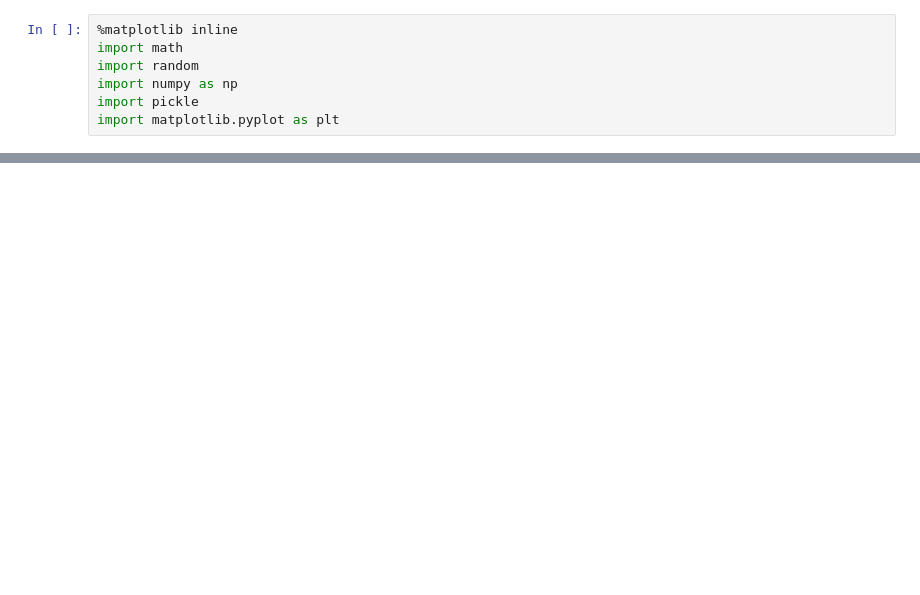
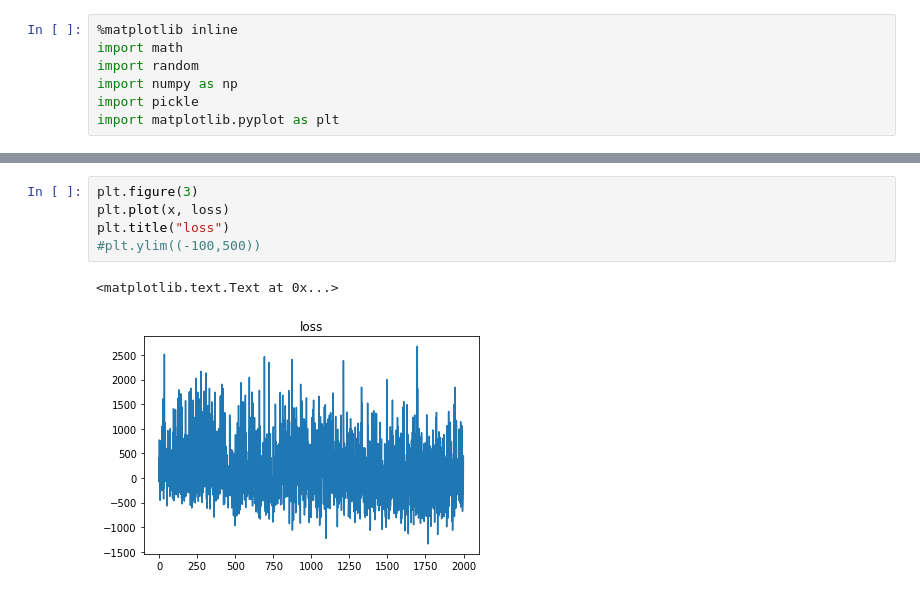
Before and after one commit to weihaosky/robot-manipulation-DRL, a Jupyter notebook: scripts/plot_record.ipynb, the cells around one changed output, grey strips where cells are left out. Saved outputs shown, nothing was run; the diff lists cells and outputs as text; blank space fills up the shorter version.

```diff
--- a/scripts/plot_record.ipynb
+++ b/scripts/plot_record.ipynb
@@ -46,0 +49,8 @@ plt.title("w")
+# %%
+plt.figure(3)
+plt.plot(x, loss)
+plt.title("loss")
+#plt.ylim((-100,500))
+# %% [output]
+<matplotlib.text.Text at 0x...>
+[figure, added]
```
Also changed, not shown: parts of 5 cells of this notebook.
